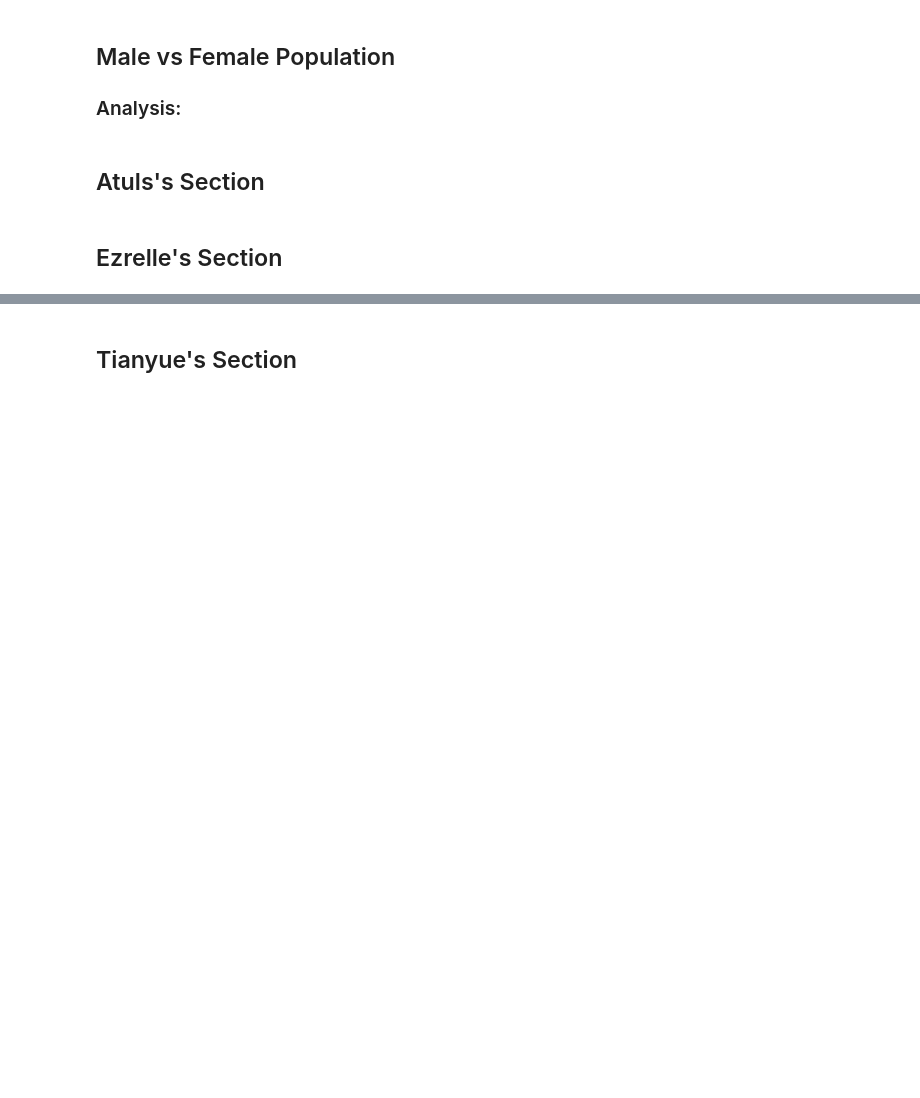
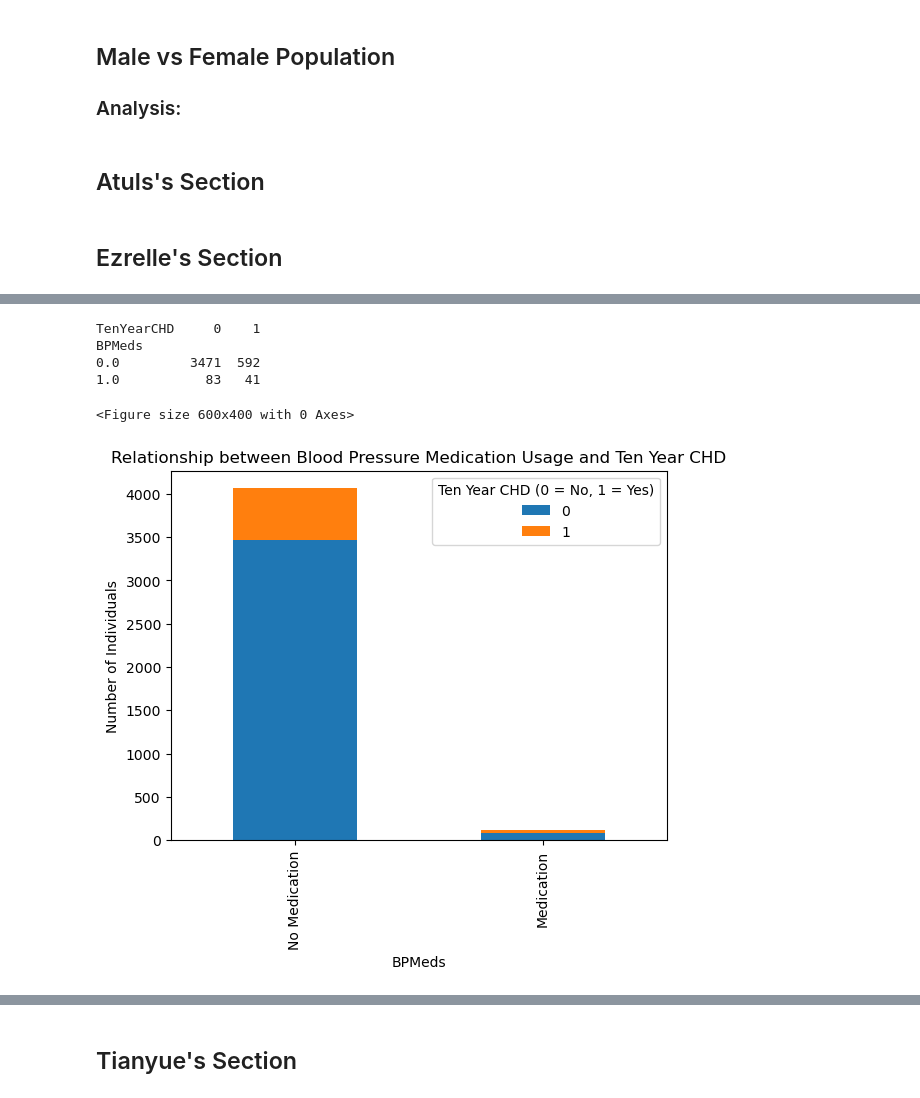
Before and after one commit to myhre062/heart-disease-analysis, a Jupyter notebook: heart-disease-data-analysis.ipynb, the cells around one changed output, grey strips where cells are left out. Drawn from its saved outputs; the diff is of its cells as text; code cells hidden in the pictures; blank space fills up the shorter version.

```diff
--- a/heart-disease-data-analysis.ipynb
+++ b/heart-disease-data-analysis.ipynb
@@ -184,16 +221,23 @@ print(f"BPMeds and with CHD in Ten Years Percentage: {round(bpmeds_with_tychd_su
 # %%
 bpmeds_chd_counts = bpmeds_df.groupby(['BPMeds', 'TenYearCHD']).size().unstack()
 print(bpmeds_chd_counts)
 
 # Plot the relationship between BPMeds and TenYearCHD using matplotlib
 plt.figure(figsize=(6,4))
 bpmeds_chd_counts.plot(kind='bar', stacked=True)
 plt.title('Relationship between Blood Pressure Medication Usage and Ten Year CHD')
 plt.xlabel('BPMeds')
 plt.ylabel('Number of Individuals')
 plt.xticks(ticks=[0,1], labels=['No Medication', 'Medication'])
-plt.legend(title='Ten Year CHD', loc='upper right')
+plt.legend(title='Ten Year CHD (0 = No, 1 = Yes)', loc='upper right')
 plt.show()
+# %% [output]
+TenYearCHD     0    1
+BPMeds
+0.0         3471  592
+1.0           83   41
+<Figure size 600x400 with 0 Axes>
+[figure, added]
 # %%
 # Age - BPMeds - TenYearCHD
 bpmeds_age_chd_df = heart_analysis_df[["BPMeds", "TenYearCHD", "age"]]
```
Also changed, not shown: parts of 11 cells of this notebook.
